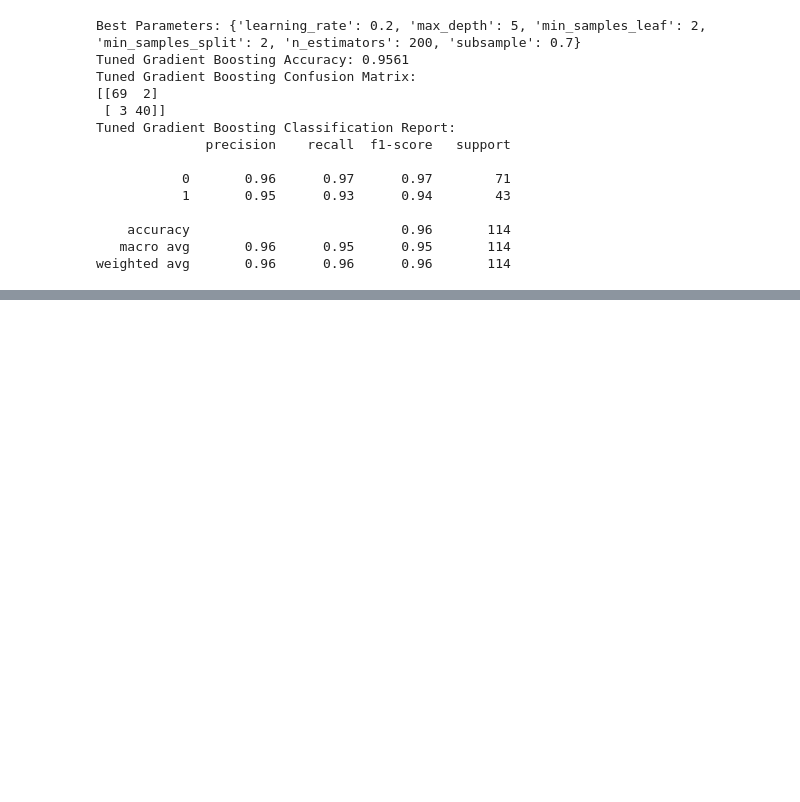
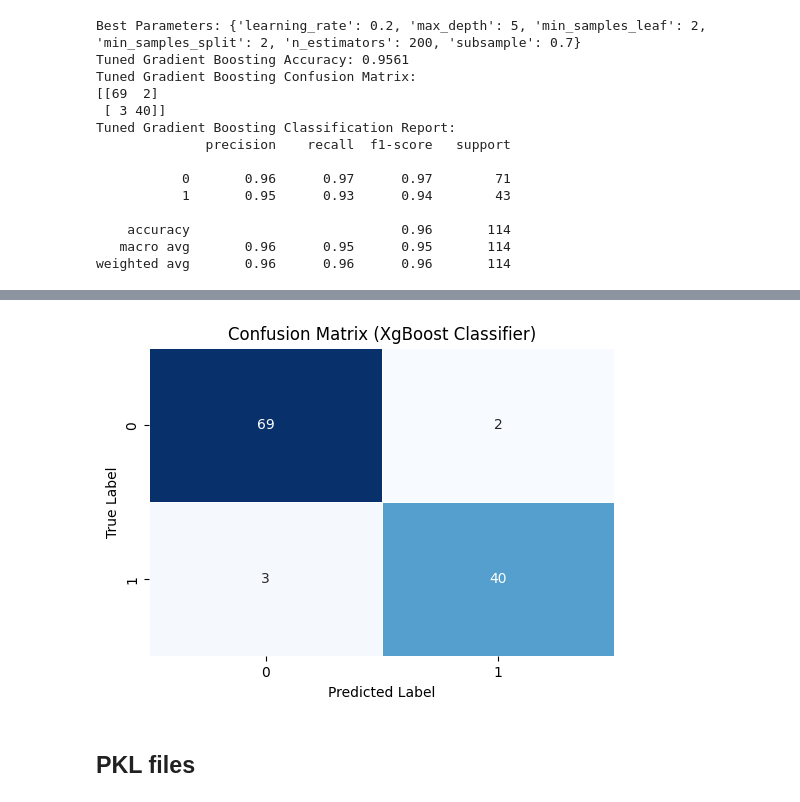
Before and after one commit to haricharnbytes/breast_cancer, a Jupyter notebook: breast_cancer.ipynb, the cells around one changed output, grey strips where cells are left out. Drawn from its saved outputs; the diff is of its cells as text; code cells hidden in the pictures; blank space fills up the shorter version.

```diff
--- a/breast_cancer.ipynb
+++ b/breast_cancer.ipynb
@@ -855,0 +860,18 @@ plt.show()
+# %%
+import xgboost as xgb
+
+xgb_model = xgb.XGBClassifier(random_state=42)
+xgb_model.fit(X_train, y_train)
+
+y_pred_xgb = xgb_model.predict(X_test)
+
+
+accuracy_xgb = accuracy_score(y_test, y_pred_xgb)
+conf_matrix_xgb = confusion_matrix(y_test, y_pred_xgb)
+class_report_xgb = classification_report(y_test, y_pred_xgb)
+
+print(f"XGBoost Accuracy: {accuracy_xgb:.4f}")
+print("XGBoost Confusion Matrix:")
+print(conf_matrix_xgb)
+print("XGBoost Classification Report:")
+print(class_report_xgb)
@@ -855,0 +892,20 @@ plt.show()
+# %%
+plt.figure(figsize=(6,4))
+
+sns.heatmap(
+    confusion_matrix(y_test,y_pred_xgb),
+    annot=True,
+    fmt="d",
+    cmap="Blues",
+    linewidths=0.5,
+    cbar=False
+)
+
+plt.xlabel("Predicted Label")
+plt.ylabel("True Label")
+plt.title("Confusion Matrix (XgBoost Classifier)")
+plt.show()
+# %% [output]
+[figure, added]
+# %% [markdown]
+## PKL files
```
Also changed, not shown: parts of 5 cells of this notebook.
